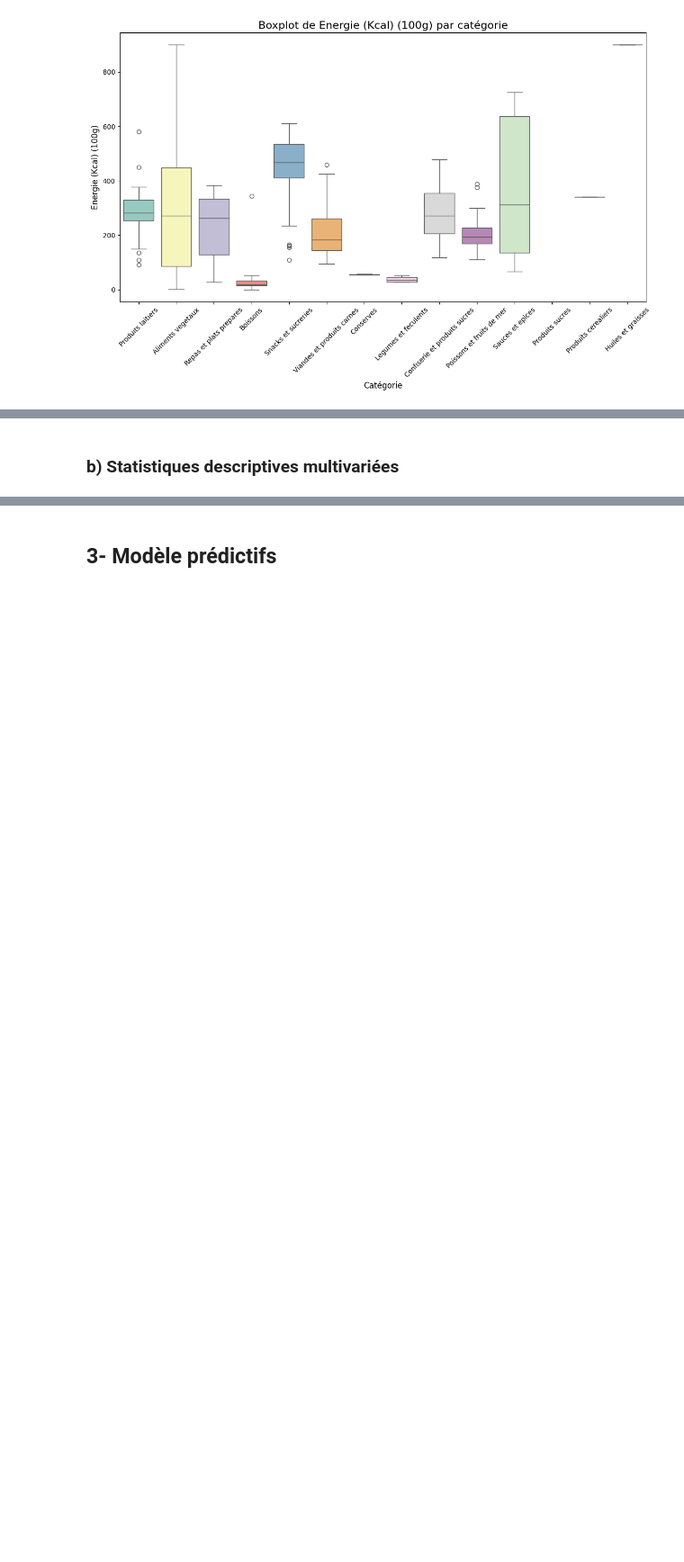
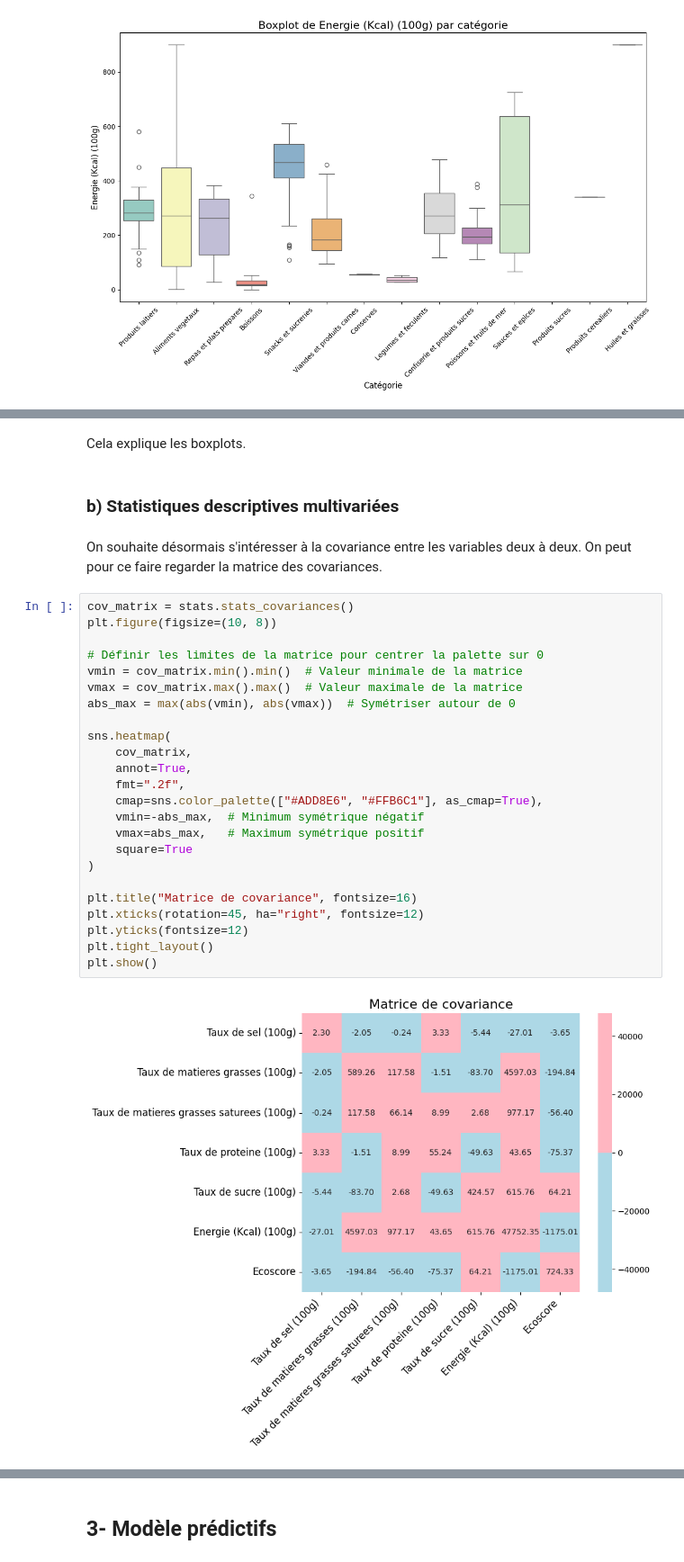
Before and after one commit to MaelTremouille/Projet-python-pour-la-data-science---ENSAE-Paris, a Jupyter notebook: src/food_fatcs.ipynb, the cells around one changed output, grey strips where cells are left out. Shown at 90% size. Drawn from its saved outputs; the diff is of its cells as text; blank space fills up the shorter version.

Commit message:
covariances and univariate stats

```diff
--- a/src/food_fatcs.ipynb
+++ b/src/food_fatcs.ipynb
@@ -109,2 +126,32 @@ Passing `palette` without assigning `hue` is deprecated and will be removed in v
+# %% [markdown]
+Cela explique les boxplots.
 # %% [markdown]
 ### b) Statistiques descriptives multivariées
+# %% [markdown]
+On souhaite désormais s'intéresser à la covariance entre les variables deux à deux. On peut pour ce faire regarder la matrice des covariances.
+# %%
+cov_matrix = stats.stats_covariances()
+plt.figure(figsize=(10, 8))
+
+# Définir les limites de la matrice pour centrer la palette sur 0
+vmin = cov_matrix.min().min()  # Valeur minimale de la matrice
+vmax = cov_matrix.max().max()  # Valeur maximale de la matrice
+abs_max = max(abs(vmin), abs(vmax))  # Symétriser autour de 0
+
+sns.heatmap(
+    cov_matrix,
+    annot=True,
+    fmt=".2f",
+    cmap=sns.color_palette(["#ADD8E6", "#FFB6C1"], as_cmap=True),
+    vmin=-abs_max,  # Minimum symétrique négatif
+    vmax=abs_max,   # Maximum symétrique positif
+    square=True
+)
+
+plt.title("Matrice de covariance", fontsize=16)
+plt.xticks(rotation=45, ha="right", fontsize=12)
+plt.yticks(fontsize=12)
+plt.tight_layout()
+plt.show()
+# %% [output]
+[figure, added]
```
Also changed, not shown: parts of 4 cells of this notebook, 1 other file.
